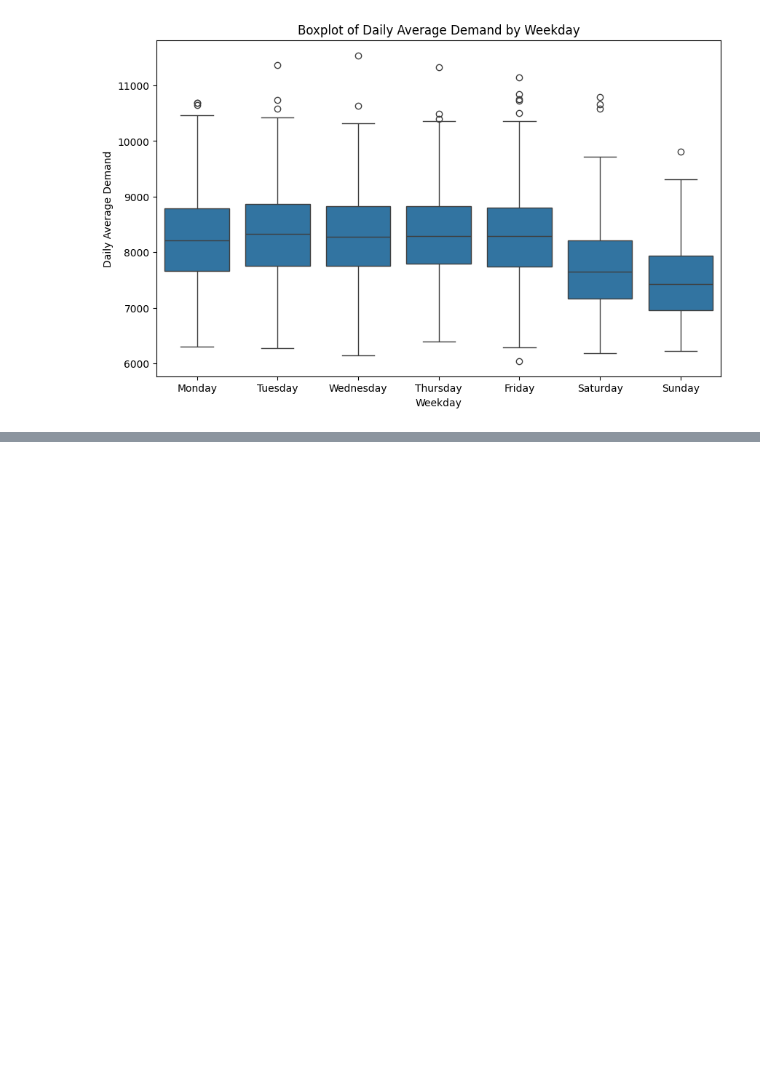
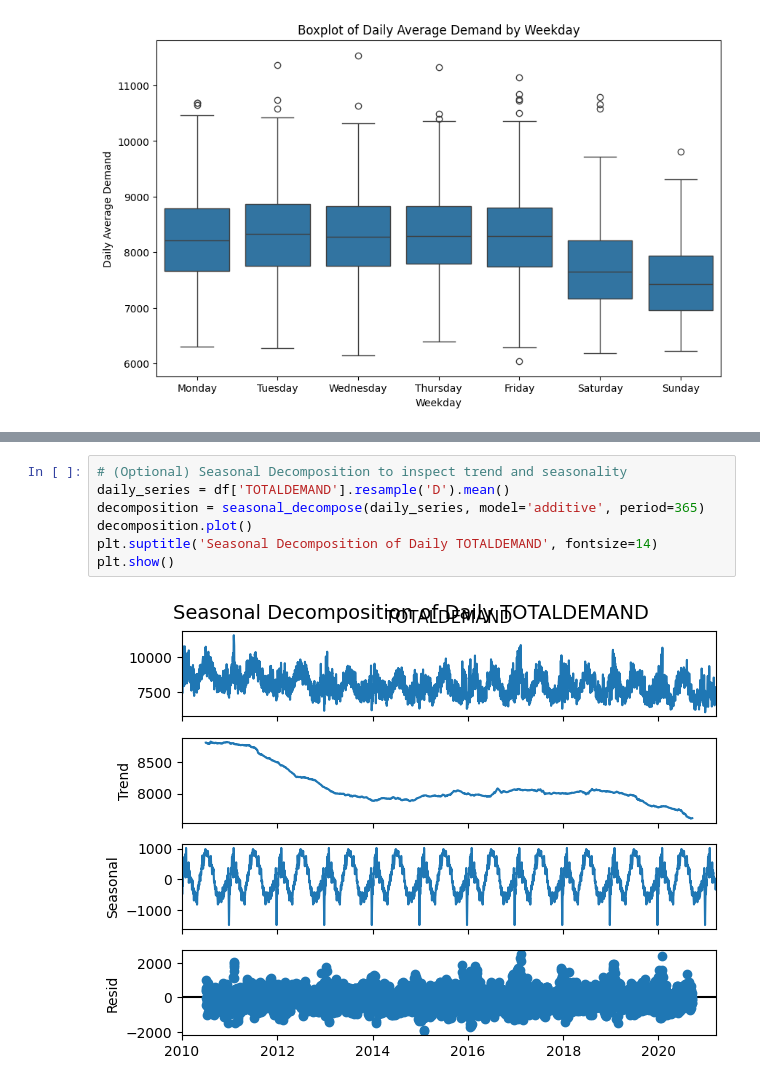
Before and after one commit to mzafaryahya/Project_GitHub, a Jupyter notebook: Vis_Test.ipynb, the cells around one changed output, grey strips where cells are left out. Drawn from its saved outputs; the diff is of its cells as text; blank space fills up the shorter version.

```diff
--- a/Vis_Test.ipynb
+++ b/Vis_Test.ipynb
@@ -80,0 +121,9 @@ plt.show()
+# %%
+# (Optional) Seasonal Decomposition to inspect trend and seasonality
+daily_series = df['TOTALDEMAND'].resample('D').mean()
+decomposition = seasonal_decompose(daily_series, model='additive', period=365)
+decomposition.plot()
+plt.suptitle('Seasonal Decomposition of Daily TOTALDEMAND', fontsize=14)
+plt.show()
+# %% [output]
+[figure, added]
```
Also changed, not shown: parts of 12 cells of this notebook.
